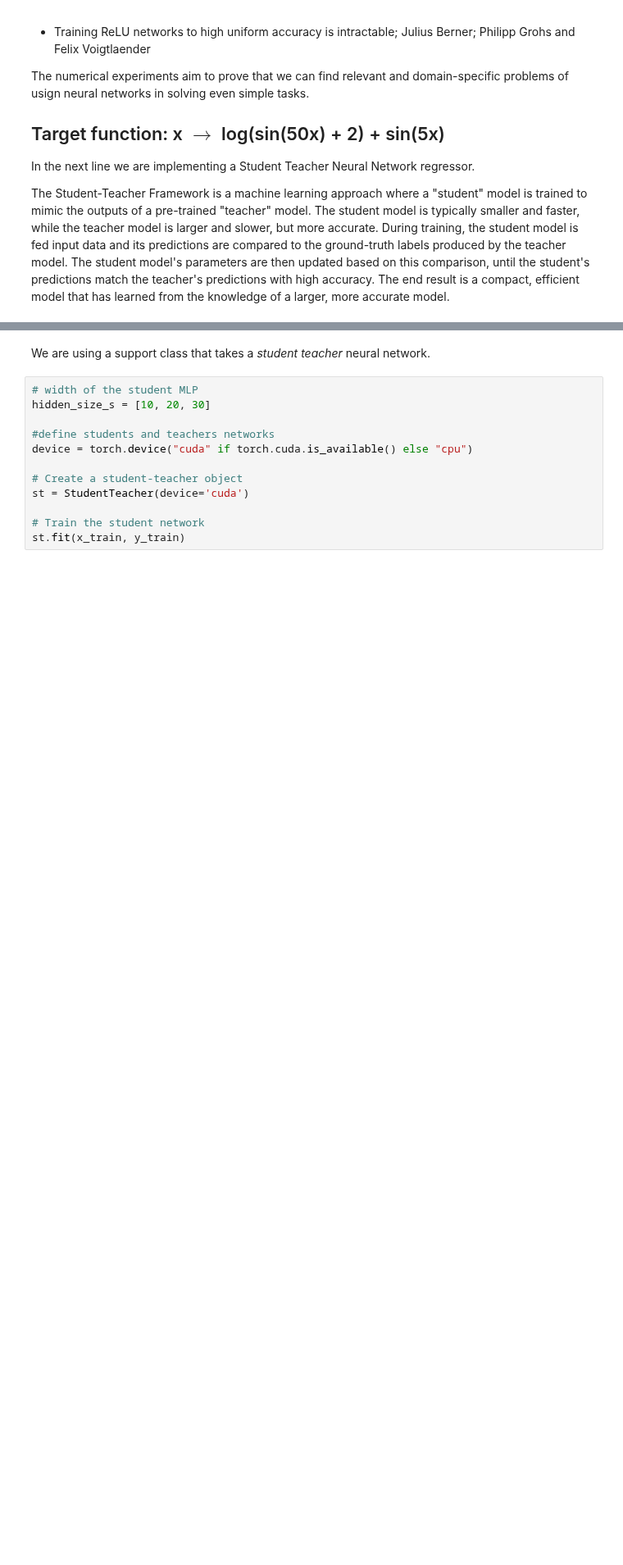
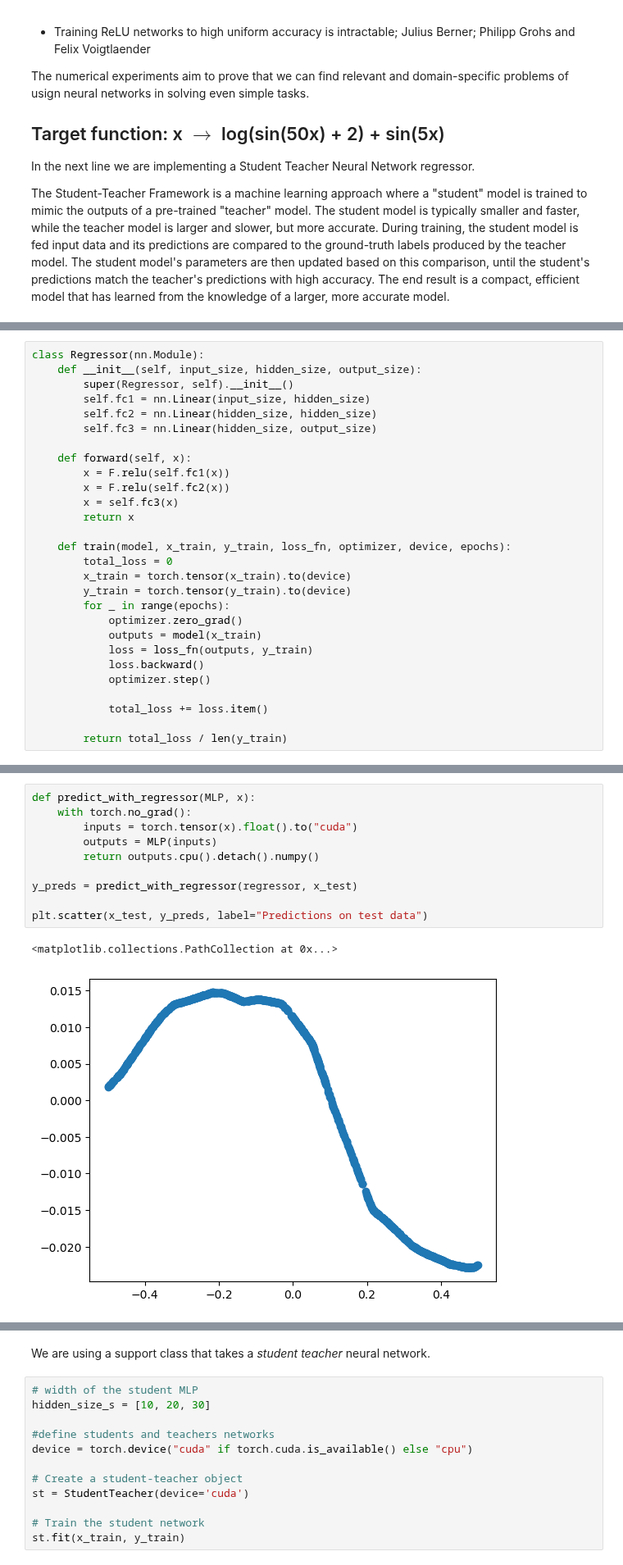
Before and after one commit to IZerab/Math_proj, a Jupyter notebook: New_script.ipynb, the cells around one changed output, grey strips where cells are left out. Shown at 82% size. Saved outputs shown, nothing was run; the diff lists cells and outputs as text; blank space fills up the shorter version.

```diff
--- a/New_script.ipynb
+++ b/New_script.ipynb
@@ -51,0 +56,28 @@ plt.plot()
+# %%
+class Regressor(nn.Module):
+    def __init__(self, input_size, hidden_size, output_size):
+        super(Regressor, self).__init__()
+        self.fc1 = nn.Linear(input_size, hidden_size)
+        self.fc2 = nn.Linear(hidden_size, hidden_size)
+        self.fc3 = nn.Linear(hidden_size, output_size)
+
+    def forward(self, x):
+        x = F.relu(self.fc1(x))
+        x = F.relu(self.fc2(x))
+        x = self.fc3(x)
+        return x
+
+    def train(model, x_train, y_train, loss_fn, optimizer, device, epochs):
+        total_loss = 0
+        x_train = torch.tensor(x_train).to(device)
+        y_train = torch.tensor(y_train).to(device)
+        for _ in range(epochs):
+            optimizer.zero_grad()
+            outputs = model(x_train)
+            loss = loss_fn(outputs, y_train)
+            loss.backward()
+            optimizer.step()
+
+            total_loss += loss.item()
+
+        return total_loss / len(y_train)
@@ -51,0 +92,13 @@ plt.plot()
+# %%
+def predict_with_regressor(MLP, x):
+    with torch.no_grad():
+        inputs = torch.tensor(x).float().to("cuda")
+        outputs = MLP(inputs)
+        return outputs.cpu().detach().numpy()
+
+y_preds = predict_with_regressor(regressor, x_test)
+
+plt.scatter(x_test, y_preds, label="Predictions on test data")
+# %% [output]
+<matplotlib.collections.PathCollection at 0x...>
+[figure, added]
```
Also changed, not shown: parts of 17 cells of this notebook.
